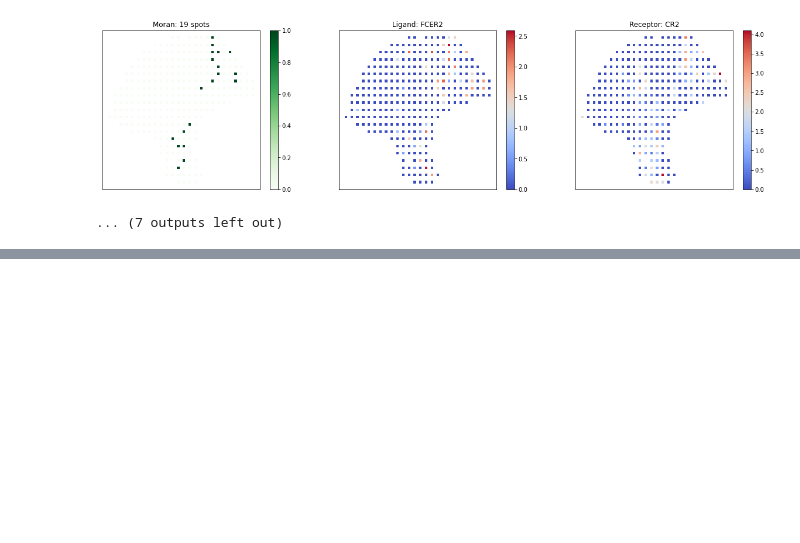
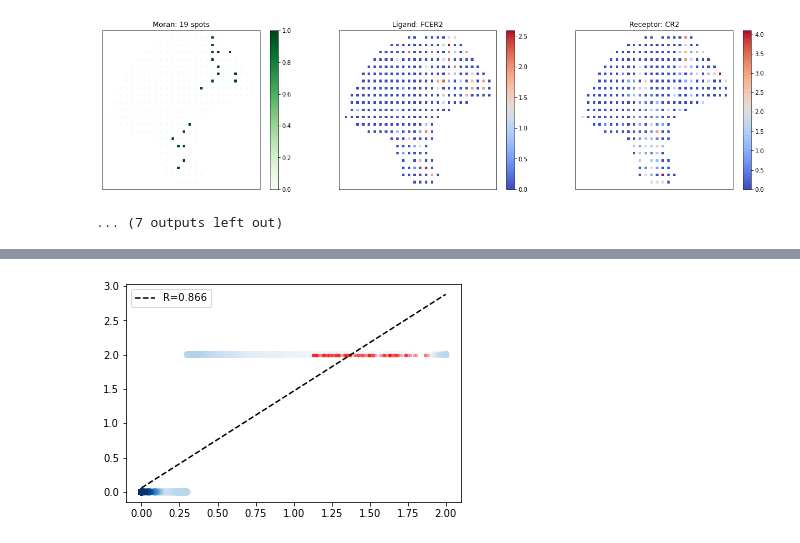
Before and after one commit to StatBiomed/SpatialDM, a Jupyter notebook: tutorial/melanoma.ipynb, the cells around one changed output, grey strips where cells are left out. Cells and saved outputs as stored; diff of their text form; code cells hidden in the pictures; blank space fills up the shorter version.

```diff
--- a/tutorial/melanoma.ipynb
+++ b/tutorial/melanoma.ipynb
@@ -162,0 +169,6 @@ plot_pairs(my_sample, dic['Pattern_2'])
+# %%
+# raw TODO
+raw=pd.read_csv(datadir + 'countsTumor.csv',header=0,index_col=0)
+raw = raw.transpose()
+raw.index = spatialcoord.index
+raw.head()
@@ -162,0 +183,4 @@ plot_pairs(my_sample, dic['Pattern_2'])
+# %%
+raw_sample = SpatialDM(raw, spatialcoord)     # load spatial data
+
+raw_sample.weight_matrix(l=1.2, cutoff=0.2, single_cell=False) # weight_matrix by rbf kernel
@@ -162,0 +214,8 @@ plot_pairs(my_sample, dic['Pattern_2'])
+# %%
+x=-np.log10(np.hstack(raw_sample.local_z_p))
+y=-np.log10(np.hstack(raw_sample.local_perm_p))
+x = np.where(x>2, 2, x)
+y = np.where(np.isinf(y), 2, y)
+corr_plot(x, y, method='spearman')
+# %% [output]
+[figure, added]
```
Also changed, not shown: parts of 17 cells of this notebook, 10 other files.
